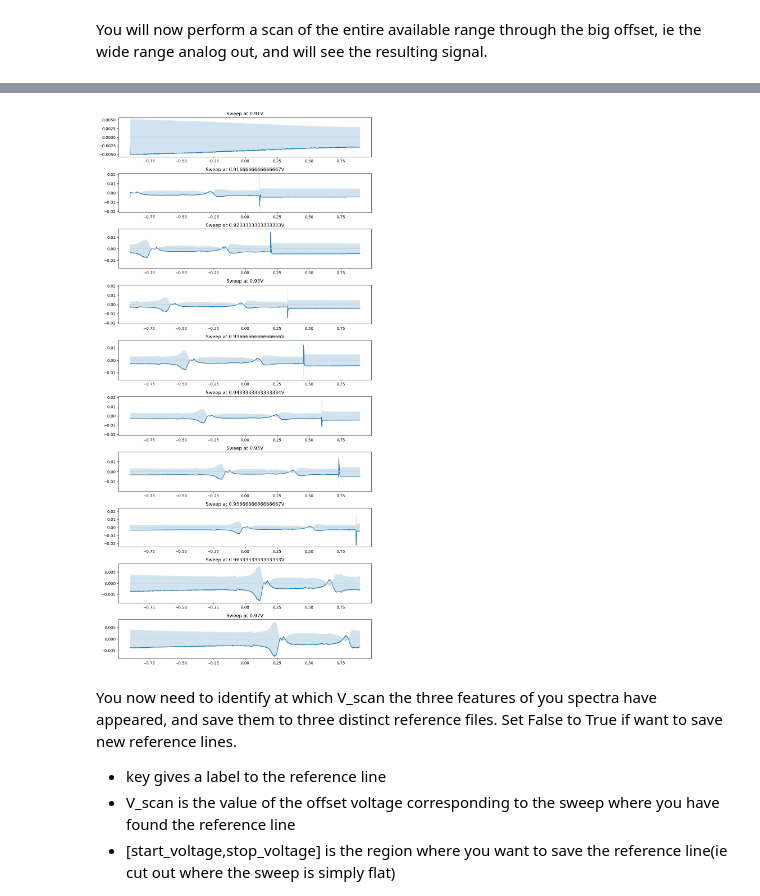
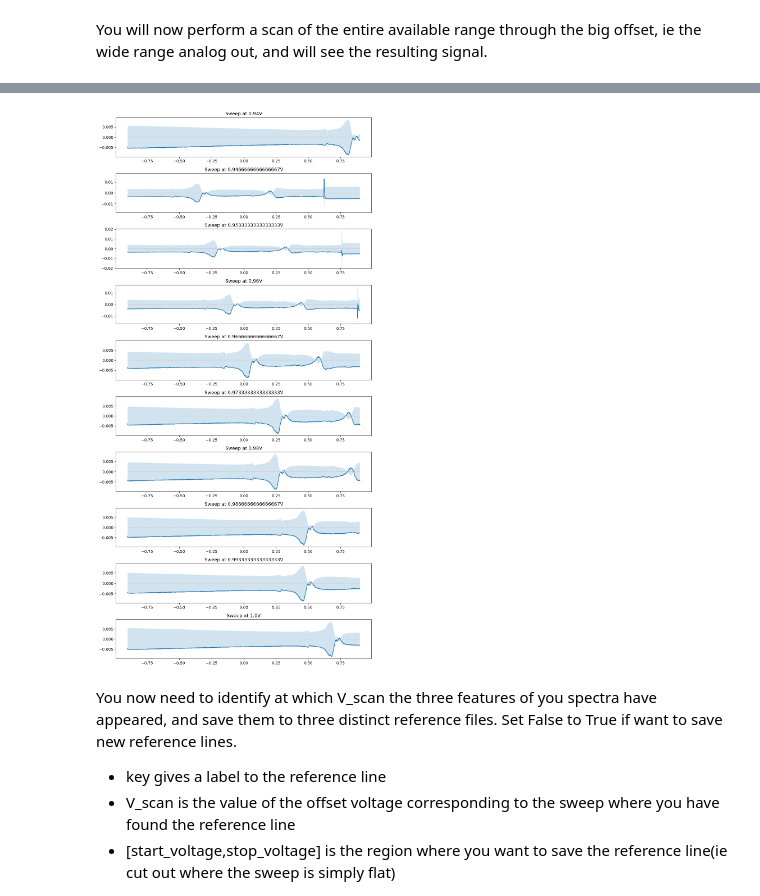
Before and after one commit to jack00look/RP_Spectroscopy, a Jupyter notebook: Notebook_Serafini.ipynb, the cells around one changed output, grey strips where cells are left out. Cells and saved outputs as stored; diff of their text form; code cells hidden in the pictures.

```diff
--- a/Notebook_Serafini.ipynb
+++ b/Notebook_Serafini.ipynb
@@ -68,5 +71,5 @@ RP_controller = LaserLockController(RP_interface)
 You will now perform a scan of the entire available range through the big offset, ie the wide range analog out, and will see the resulting signal.
 # %%
 RP_controller.hardware_interface.unset_debug_mode()
-RP_controller.scan_lines(start_voltage= 0.91, stop_voltage= 0.97, num_points= 10)
+RP_controller.scan_lines(start_voltage= 0.94, stop_voltage= 1.0, num_points= 10)
 # %% [output]
@@ -90,4 +79,4 @@ Scanning at voltage 0.970V (10/10) [##########] (14.37s) Done!
-[figure, old version]
+[figure, new version]
 # %% [markdown]
 You now need to identify at which V_scan the three features of you spectra have appeared, and save them to three distinct reference files.
 Set False to True if want to save new reference lines.
```
Also changed, not shown: parts of 11 cells of this notebook, 56 other files.
